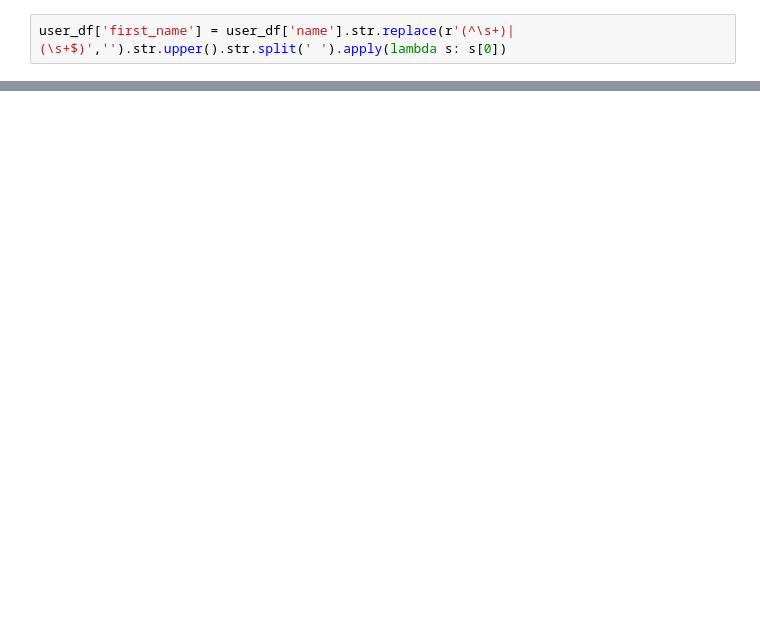
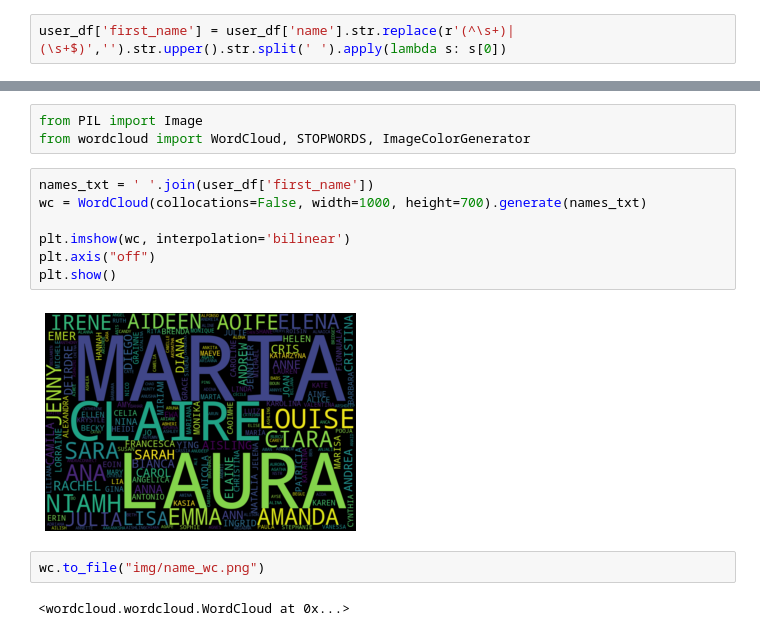
Before and after one commit to amaralcs/meetup_eda, a Jupyter notebook: user_eda.ipynb, the cells around one changed output, grey strips where cells are left out. Cells and saved outputs as stored; diff of their text form; blank space fills up the shorter version.

```diff
--- a/user_eda.ipynb
+++ b/user_eda.ipynb
@@ -259,0 +287,16 @@ top_n_barplot(user_df, 'first_name', 20)
+# %%
+from PIL import Image
+from wordcloud import WordCloud, STOPWORDS, ImageColorGenerator
+# %%
+names_txt = ' '.join(user_df['first_name'])
+wc = WordCloud(collocations=False, width=1000, height=700).generate(names_txt)
+
+plt.imshow(wc, interpolation='bilinear')
+plt.axis("off")
+plt.show()
+# %% [output]
+[figure, added]
+# %%
+wc.to_file("img/name_wc.png")
+# %% [output]
+<wordcloud.wordcloud.WordCloud at 0x...>
```
Also changed, not shown: parts of 20 cells of this notebook.
